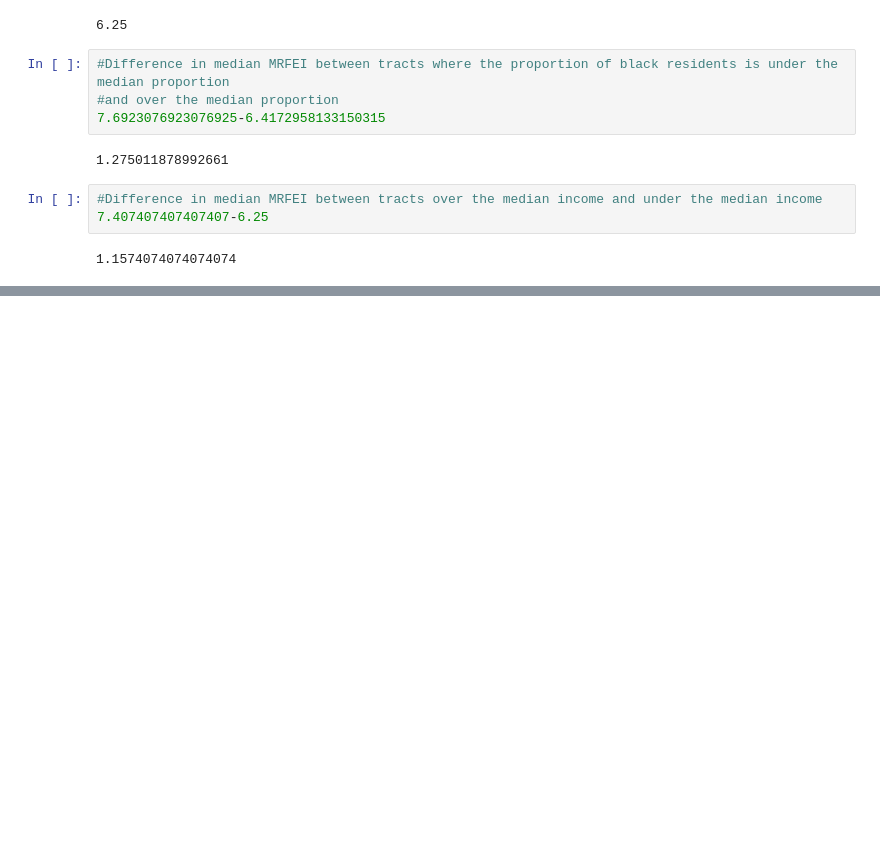
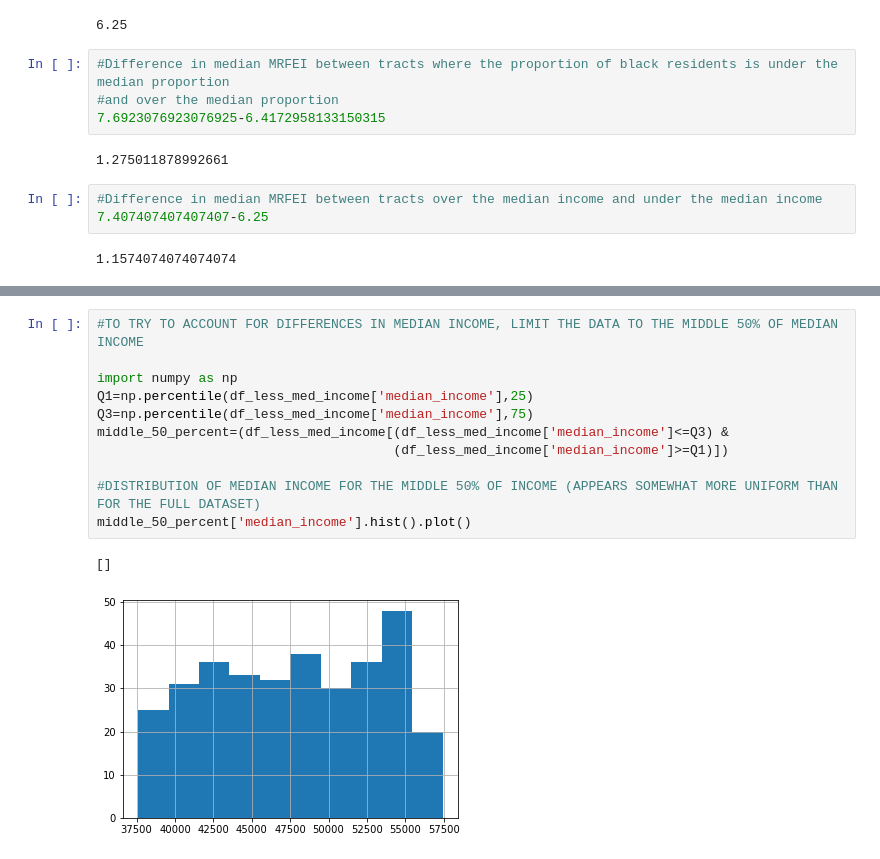
Before and after one commit to DS4A-team92/food-deserts, a Jupyter notebook: notebooks/3.0_ZH_initial_EDA.ipynb, the cells around one changed output, grey strips where cells are left out. Cells and saved outputs as stored; diff of their text form; blank space fills up the shorter version.

```diff
--- a/notebooks/3.0_ZH_initial_EDA.ipynb
+++ b/notebooks/3.0_ZH_initial_EDA.ipynb
@@ -519,0 +545,14 @@ sns.scatterplot(x='census_tract',y='prop_black',data=df_clean)
+# %%
+#TO TRY TO ACCOUNT FOR DIFFERENCES IN MEDIAN INCOME, LIMIT THE DATA TO THE MIDDLE 50% OF MEDIAN INCOME
+
+import numpy as np
+Q1=np.percentile(df_less_med_income['median_income'],25)
+Q3=np.percentile(df_less_med_income['median_income'],75)
+middle_50_percent=(df_less_med_income[(df_less_med_income['median_income']<=Q3) &
+                                      (df_less_med_income['median_income']>=Q1)])
+
+#DISTRIBUTION OF MEDIAN INCOME FOR THE MIDDLE 50% OF INCOME (APPEARS SOMEWHAT MORE UNIFORM THAN FOR THE FULL DATASET)
+middle_50_percent['median_income'].hist().plot()
+# %% [output]
+[]
+[figure, added]
```
Also changed, not shown: parts of 60 cells of this notebook.
